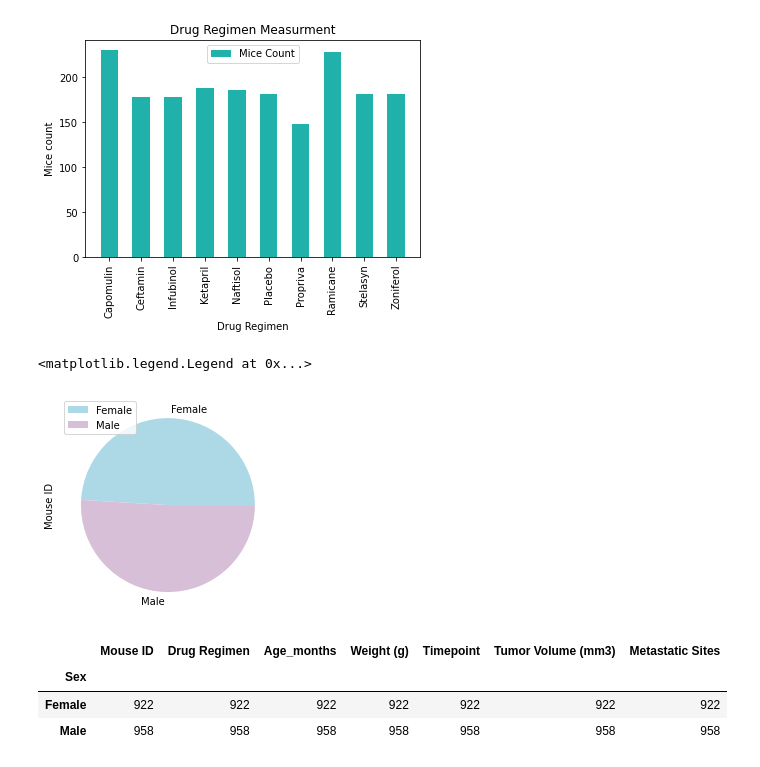
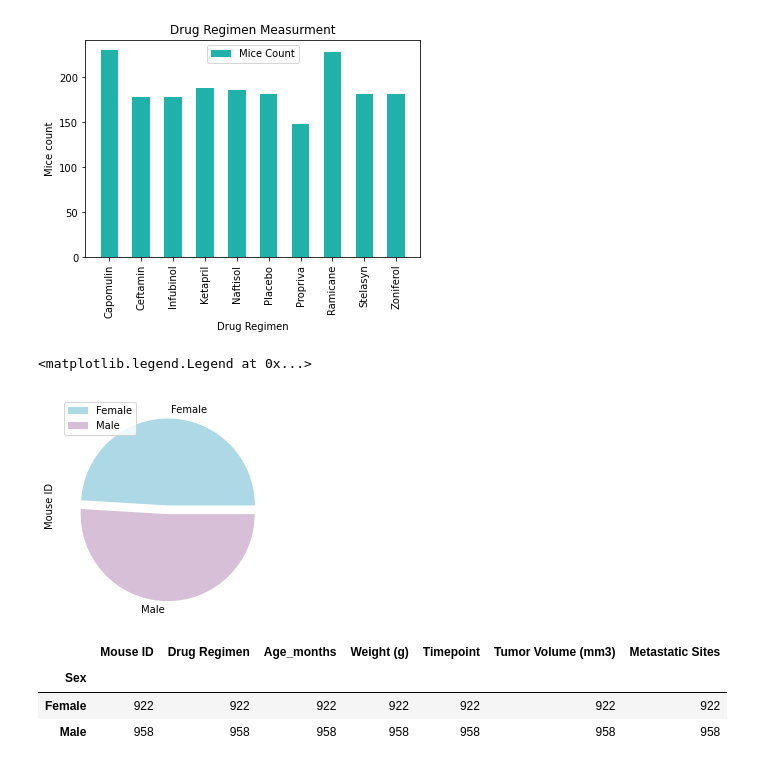
Before and after one commit to anajuarezar/matplotlib-challenge, a Jupyter notebook: pymaceuticals.ipynb, the cells around one changed output. Saved outputs shown, nothing was run; the diff lists cells and outputs as text; code cells hidden in the pictures.

```diff
--- a/pymaceuticals.ipynb
+++ b/pymaceuticals.ipynb
@@ -198,12 +198,12 @@ Text(0, 0.5, 'Mice count')
 # %%
 # Generate a pie plot showing the distribution of female versus male mice using pandas
 # We repeat the process of specifying the axis and use plot for pandas.
 sex_group = clean_mouse.groupby('Sex').count()
-pie_bar = sex_group.plot(kind='pie', y='Mouse ID', colors = ['lightblue', 'thistle'])
+pie_bar = sex_group.plot(kind='pie', y='Mouse ID', colors = ['lightblue', 'thistle'], explode=[0,0.1])
 pie_bar.legend(loc='upper left')
 # %% [output]
 <matplotlib.legend.Legend at 0x...>
-[figure, old version]
+[figure, new version]
 # %%
 # Generate a pie plot showing the distribution of female versus male mice using pyplot
 # We generate the axis once again.
```
Also changed, not shown: parts of 2 cells of this notebook.
